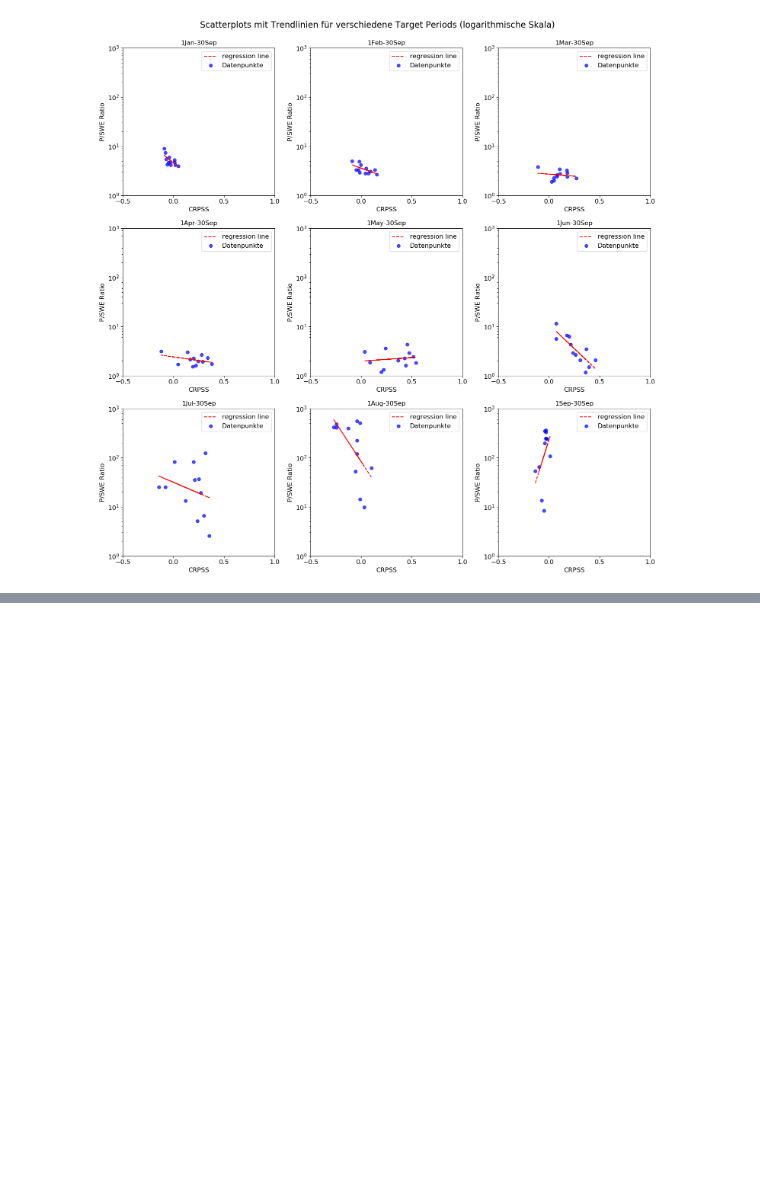
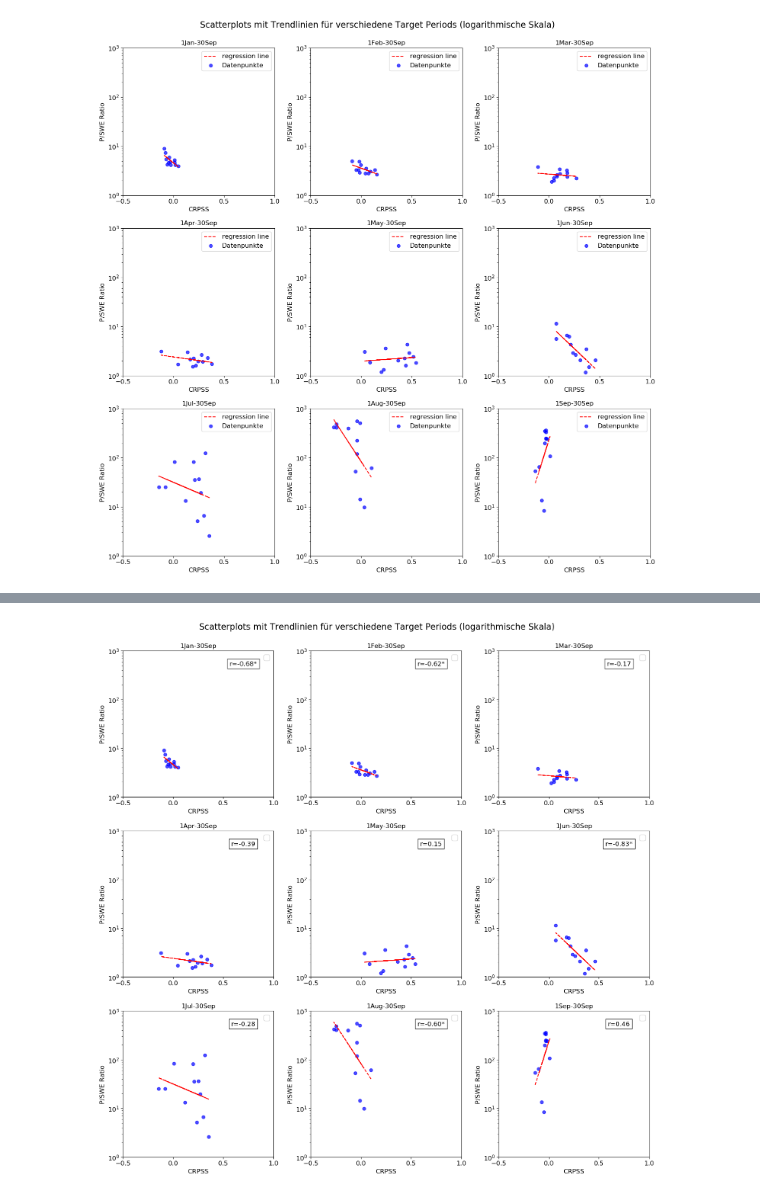
Before and after one commit to Laurin-98/FROSTBYTE_PREVAH, a Jupyter notebook: notebooks/P/SWE_CRPSS.ipynb, the cells around one changed output, grey strips where cells are left out. Saved outputs shown, nothing was run; the diff lists cells and outputs as text; code cells hidden in the pictures; blank space fills up the shorter version.

```diff
--- a/notebooks/P/SWE_CRPSS.ipynb
+++ b/notebooks/P/SWE_CRPSS.ipynb
@@ -639,3 +639,84 @@ plt.savefig("C:/Users/lauri/PycharmProjects/FROSTBYTE/CH_data/CH_camels_output_p
 plt.show()
 # %% [output]
 [figure]
+# %%
+import numpy as np
+import matplotlib.pyplot as plt
+import matplotlib.ticker as ticker
+from scipy.stats import pearsonr  # Import Pearson correlation calculation
+
+# Schriftgrößen global anpassen
+plt.rcParams.update({
+    'font.size': 16,          # Allgemeine Schriftgröße
+    'axes.titlesize': 16,     # Titelgröße
+    'axes.labelsize': 16,     # Achsenbeschriftung
+    'xtick.labelsize': 12,    # X-Tick-Beschriftung
+    'ytick.labelsize': 12,    # Y-Tick-Beschriftung
+    'legend.fontsize': 14,    # Legende
+})
+
+# Definiere die Target Periods
+target_periods_crpss = ['1Jan-30Sep', '1Feb-30Sep', '1Mar-30Sep', '1Apr-30Sep',
+                        '1May-30Sep', '1Jun-30Sep', '1Jul-30Sep', '1Aug-30Sep',
+                        '1Sep-30Sep']
+target_periods_ratio = ['01/01-30/09', '01/02-30/09', '01/03-30/09', '01/04-30/09',
+                        '01/05-30/09', '01/06-30/09', '01/07-30/09', '01/08-30/09',
+                        '01/09-30/09']
+
+# Erstelle ein Grid für die Subplots (3x3)
+fig, axes = plt.subplots(3, 3, figsize=(15, 15))
+fig.suptitle("Scatterplots mit Trendlinien für verschiedene Target Periods (logarithmische Skala)", fontsize=16)
+
+# Iteriere über die Target Periods und erstelle die Scatterplots mit Trendlinien
+for i, (tp_crpss, tp_ratio) in enumerate(zip(target_periods_crpss, target_periods_ratio)):
+    row = i // 3
+    col = i % 3
+
+    # Daten extrahieren
+    x = reduced_crpss_dataset.sel(target_period=tp_crpss)['CRPSS'].values
+    y = p_swe_ratio.sel(target_period=tp_ratio)['P_to_SWE_ratio'].values
+
+    # Entferne NaN-Werte
+    valid_mask = ~np.isnan(x) & ~np.isnan(y)
+    x = x[valid_mask]
+    y = y[valid_mask]
+
+    # Erstelle Scatterplot im entsprechenden Subplot
+    ax = axes[row, col]
+    ax.scatter(x, y, color='blue', alpha=0.7)
+
+    # Füge eine Trendlinie hinzu (lineare Regression)
+    if len(x) > 1 and len(y) > 1:  # Nur wenn genügend Datenpunkte vorhanden sind
+        coeffs = np.polyfit(x, np.log10(y), 1)  # Logarithmische Regression
+        trendline = np.poly1d(coeffs)  # Erstelle Trendlinienfunktion
+        ax.plot(x, 10**trendline(x), color='red', linestyle='--')
+
+        # Berechne Pearson-Korrelationskoeffizienten
+        r, p_value = pearsonr(x, np.log10(y))  # Pearson correlation with log(y)
+        significance = '*' if p_value < 0.05 else ''  # Prüfe Signifikanz
+
+        # Füge den Pearson-Korrelationskoeffizienten als Text hinzu
+        ax.text(0.8, 0.9, f"r={r:.2f}{significance}", transform=ax.transAxes,
+                fontsize=12, ha='center', bbox=dict(facecolor='white', alpha=0.8))
+
+    # Setze logarithmische y-Achse
+    ax.set_yscale('log')
+    ax.yaxis.set_major_locator(ticker.LogLocator(base=10.0, subs=[]))  # Nur Hauptwerte anzeigen
+    ax.yaxis.set_major_formatter(ticker.LogFormatterMathtext(base=10.0))  # Wissenschaftliche Notation (10^x)
+
+    # Fixe Achsengrenzen
+    ax.set_ylim(10**0, 10**3)  # Von 10^0 bis 10^3 (1 bis 1000)
+    ax.set_xticks(np.arange(-0.5, 1.1, 0.5))
+    ax.set_xlim(-0.5, 1)       # X-Achse von -0.5 bis 1
+
+    # Titel und Achsenbeschriftungen
+    ax.set_title(tp_crpss, fontsize=12)
+    ax.set_xlabel("CRPSS", fontsize=12)
+    ax.set_ylabel("P/SWE Ratio", fontsize=12)
+    ax.legend()
+
+# Layout optimieren
+plt.tight_layout(rect=[0, 0, 1, 0.96])  # Platz für den Supertitel lassen
+plt.savefig("C:/Users/lauri/PycharmProjects/FROSTBYTE/CH_data/CH_camels_output_plots/evaluation/P_SWE_ratio_vs_CRPSS.png", dpi=300, bbox_inches="tight")
+plt.show()
+# %% [output]
@@ -641,0 +732 @@ plt.show()
+[figure, added]
```
Also changed, not shown: parts of 2 cells of this notebook.
